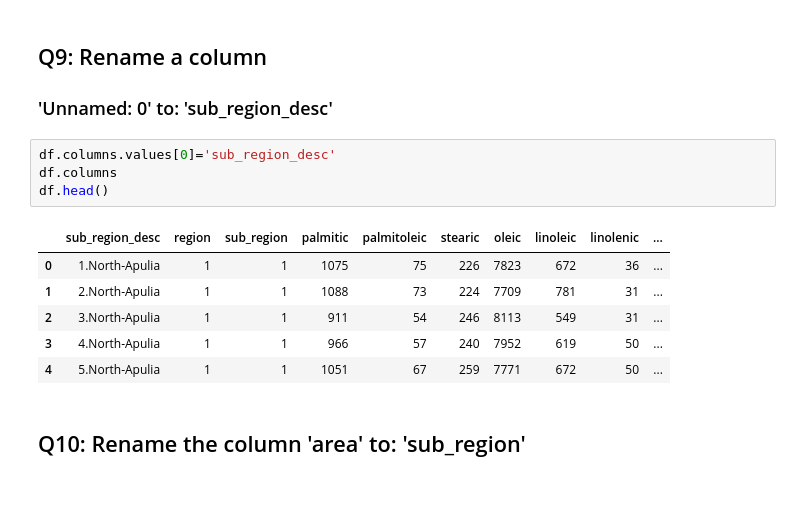
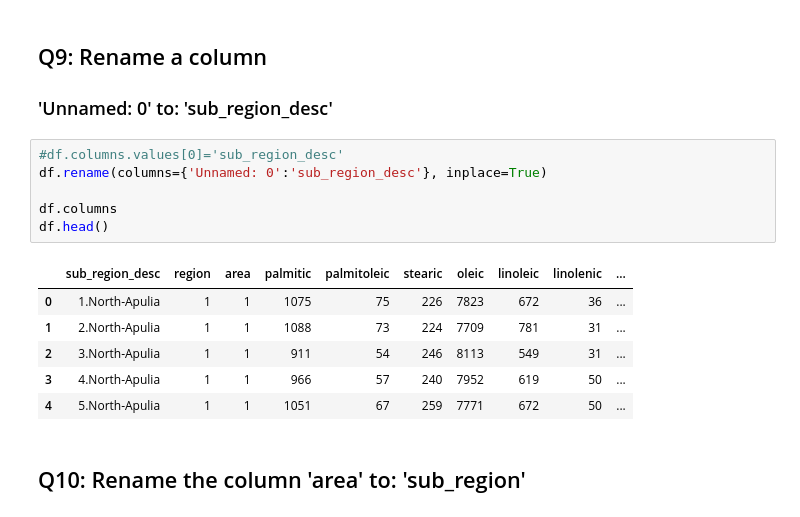
Before and after one commit to yichiang/dsp, a Jupyter notebook: python/pandas/2_pandas_olive_questions.ipynb, the cells around one changed output. Saved outputs shown, nothing was run; the diff lists cells and outputs as text.

```diff
--- a/python/pandas/2_pandas_olive_questions.ipynb
+++ b/python/pandas/2_pandas_olive_questions.ipynb
@@ -110,11 +110,13 @@ df['sub_region_raw'] = df['Unnamed: 0']
 ## Q9:  Rename a column
 ### 'Unnamed: 0' to:  'sub_region_desc'
 # %%
-df.columns.values[0]='sub_region_desc'
+#df.columns.values[0]='sub_region_desc'
+df.rename(columns={'Unnamed: 0':'sub_region_desc'}, inplace=True)
+
 df.columns
 df.head()
 # %% [output]
-|  | sub_region_desc | region | sub_region | palmitic | palmitoleic | stearic | oleic | linoleic | linolenic | ... |
+|  | sub_region_desc | region | area | palmitic | palmitoleic | stearic | oleic | linoleic | linolenic | ... |
 | 0 | 1.North-Apulia | 1 | 1 | 1075 | 75 | 226 | 7823 | 672 | 36 | ... |
 | 1 | 2.North-Apulia | 1 | 1 | 1088 | 73 | 224 | 7709 | 781 | 31 | ... |
 | 2 | 3.North-Apulia | 1 | 1 | 911 | 54 | 246 | 8113 | 549 | 31 | ... |
```
Also changed, not shown: parts of 13 cells of this notebook, 7 other files.
